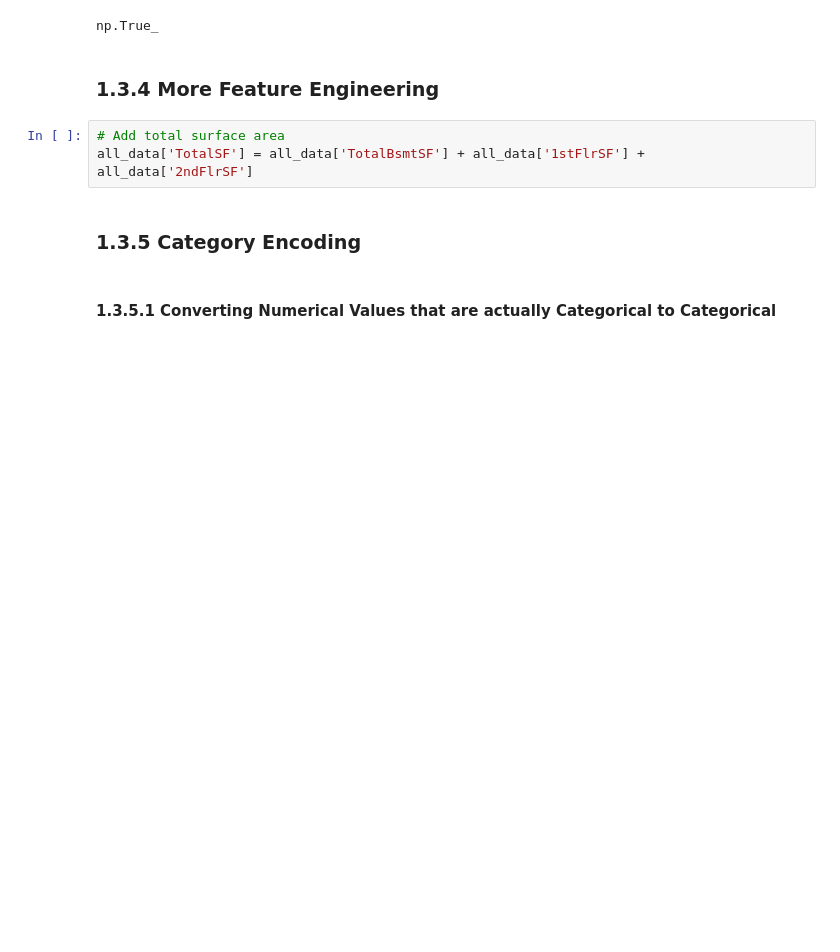
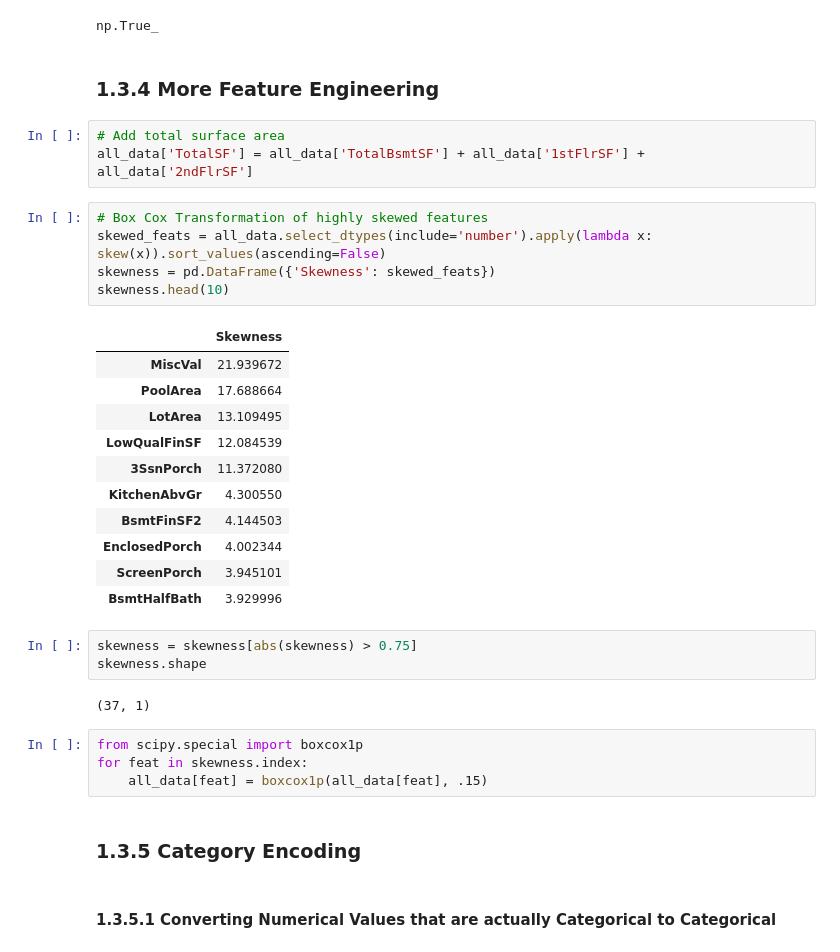
Before and after one commit to EfeKaralar/House-Sales-Kaggle, a Jupyter notebook: notebooks/0.EDA_Preprocessing_Models.ipynb, the cells around one changed output. Cells and saved outputs as stored; diff of their text form; blank space fills up the shorter version.

```diff
--- a/notebooks/0.EDA_Preprocessing_Models.ipynb
+++ b/notebooks/0.EDA_Preprocessing_Models.ipynb
@@ -235,6 +235,32 @@ np.True_
 # %%
 # Add total surface area
 all_data['TotalSF'] = all_data['TotalBsmtSF'] + all_data['1stFlrSF'] + all_data['2ndFlrSF']
+# %%
+# Box Cox Transformation of highly skewed features
+skewed_feats = all_data.select_dtypes(include='number').apply(lambda x: skew(x)).sort_values(ascending=False)
+skewness = pd.DataFrame({'Skewness': skewed_feats})
+skewness.head(10)
+# %% [output]
+|  | Skewness |
+| MiscVal | 21.939672 |
+| PoolArea | 17.688664 |
+| LotArea | 13.109495 |
+| LowQualFinSF | 12.084539 |
+| 3SsnPorch | 11.372080 |
+| KitchenAbvGr | 4.300550 |
+| BsmtFinSF2 | 4.144503 |
+| EnclosedPorch | 4.002344 |
+| ScreenPorch | 3.945101 |
+| BsmtHalfBath | 3.929996 |
+# %%
+skewness = skewness[abs(skewness) > 0.75]
+skewness.shape
+# %% [output]
+(37, 1)
+# %%
+from scipy.special import boxcox1p
+for feat in skewness.index:
+    all_data[feat] = boxcox1p(all_data[feat], .15)
 # %% [markdown]
 ### 1.3.5 Category Encoding
 # %% [markdown]
```
Also changed, not shown: parts of 5 cells of this notebook, 3 other files.
